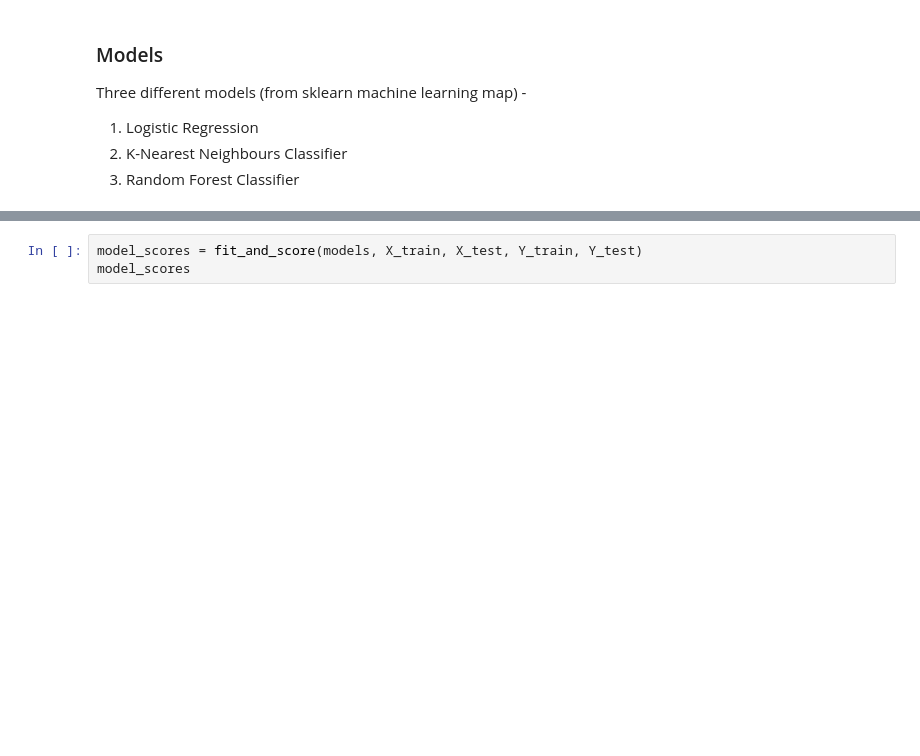
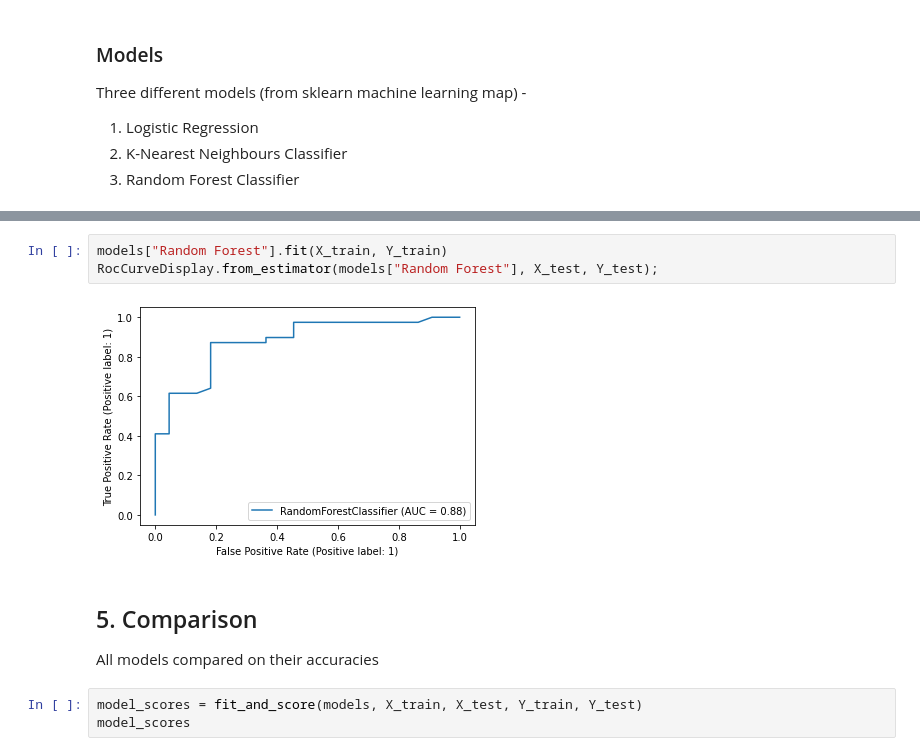
Before and after one commit to Jayk5/ML-project, a Jupyter notebook: Heart Disease detection.ipynb, the cells around one changed output, grey strips where cells are left out. Saved outputs shown, nothing was run; the diff lists cells and outputs as text; blank space fills up the shorter version.

```diff
--- a/Heart Disease detection.ipynb
+++ b/Heart Disease detection.ipynb
@@ -360,3 +362,11 @@ def fit_and_score(models, X_train, X_test, Y_train, Y_test):
+# %%
+models["Random Forest"].fit(X_train, Y_train)
+RocCurveDisplay.from_estimator(models["Random Forest"], X_test, Y_test);
+# %% [output]
+[figure, added]
+# %% [markdown]
+## 5. Comparison
+All models compared on their accuracies
 # %%
 model_scores = fit_and_score(models, X_train, X_test, Y_train, Y_test)
 model_scores
```
Also changed, not shown: parts of 14 cells of this notebook.
